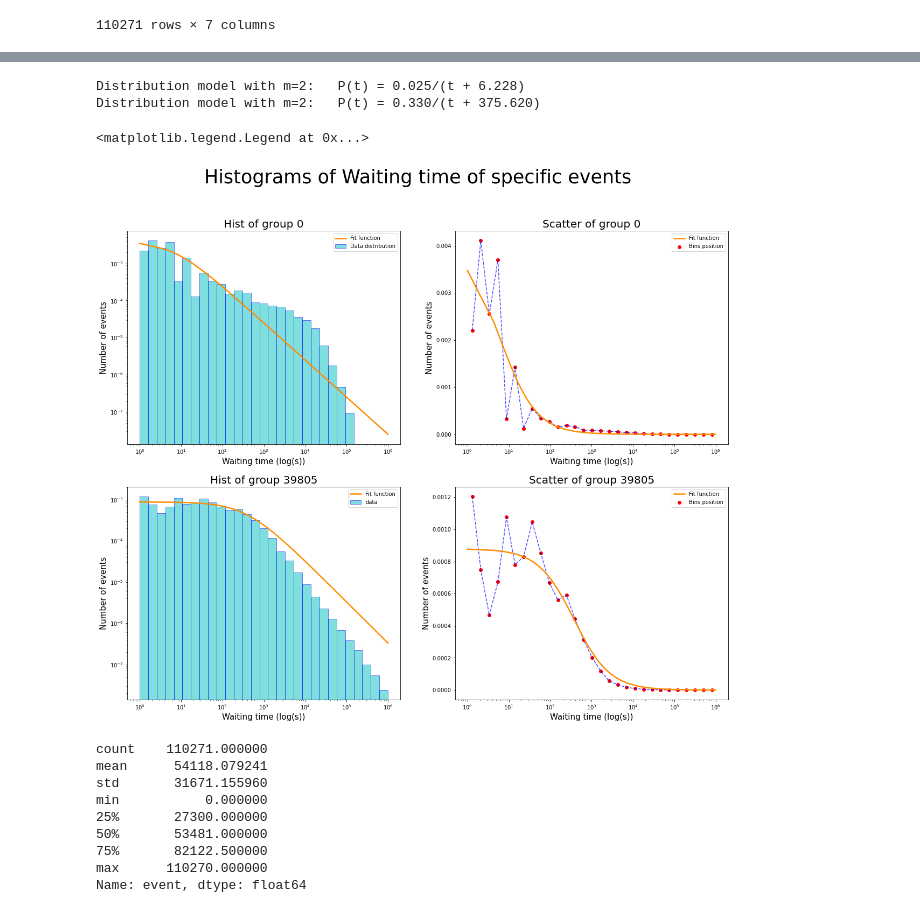
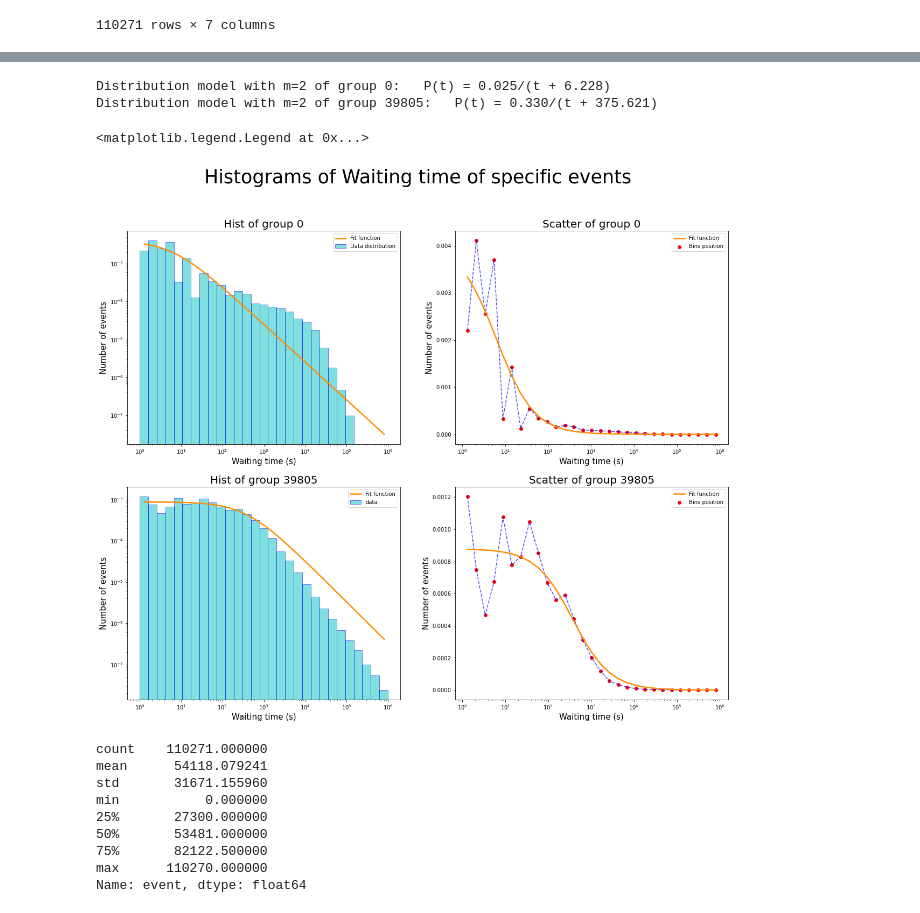
Before and after one commit to andreazanola98/Earthquake-Data-Analysis, a Jupyter notebook: Giuseppe.ipynb, the cells around one changed output, grey strips where cells are left out. Saved outputs shown, nothing was run; the diff lists cells and outputs as text; code cells hidden in the pictures.

```diff
--- a/Giuseppe.ipynb
+++ b/Giuseppe.ipynb
@@ -183,71 +181,66 @@ n, bins, patches = ax1.hist(dt, bins=np.logspace(np.log10(1), np.log10(10**6), 3
 ax1.set_title('Hist of group 0', fontsize=20)
 ax1.set_xscale('log')
 ax1.set_yscale('log')
-ax1.set_xlabel('Waiting time (log(s))', fontsize=15)
+ax1.set_xlabel('Waiting time (s)', fontsize=15)
 ax1.set_ylabel('Number of events', fontsize=15)
 
 #fit of hist
 binscenters = np.array([0.5 * (bins[i] + bins[i+1]) for i in range(len(bins)-1)])
-xspace = np.linspace(bins[0], bins[-1], 300000)
-par, pcov = curve_fit(fit_pdf, xdata=binscenters, ydata=n, p0=[0.01, 0.1])
-print("Distribution model with m=%0.0f:   P(t) = %0.3f/(t + %0.3f)" %(m, par[0], abs(par[1])))
-ax1.plot(xspace, fit_pdf(xspace, *par), color='darkorange', linewidth=2.5, label='Fit function')
+par, pcov = curve_fit(fit_pdf, xdata=binscenters, ydata=n, p0=[0.01, 0])
+print("Distribution model with m=%0.0f of group 0:   P(t) = %0.3f/(t + %0.3f)" %(m, par[0], abs(par[1])))
+ax1.plot(binscenters, fit_pdf(binscenters, *par), color='darkorange', linewidth=2.5, label='Fit function')
 ax1.legend()
 
 #second plot
 ax2.scatter(binscenters, n, color='r', label='Bins position')
 ax2.plot(binscenters, n, color='b', linestyle='--', alpha=0.7)
-ax2.plot(xspace, fit_pdf(xspace, *par), color='darkorange', linewidth=2.5, label='Fit function')
+ax2.plot(binscenters, fit_pdf(binscenters, *par), color='darkorange', linewidth=2.5, label='Fit function')
 
 ax2.set_title('Scatter of group 0', fontsize=20)
 ax2.set_xscale('log')
-ax2.set_xlabel('Waiting time (log(s))', fontsize=15)
+ax2.set_xlabel('Waiting time (s)', fontsize=15)
 ax2.set_ylabel('Number of events', fontsize=15)
 ax2.legend()
-
-
 
 #creating an event column to connect events with same pointer 39805
 df['event'] = df['pointer'].where(df['pointer'] != -1, df['index'])
 df_g = df[df['event'] == 39805]
 
 m = 2
 mask = df_g['mag'] >= m
 dt = df_g['t'][mask].diff().dropna(how='any')
 
 #histograms of waiting time
 n, bins, patches = bx1.hist(dt, bins=np.logspace(np.log10(1), np.log10(10**6), 30), alpha = 0.5, color = 'c', edgecolor='b',
                             label = 'data', density=True)
 bx1.set_title('Hist of group 39805', fontsize=20)
 bx1.set_xscale('log')
 bx1.set_yscale('log')
-bx1.set_xlabel('Waiting time (log(s))', fontsize=15)
+bx1.set_xlabel('Waiting time (s)', fontsize=15)
 bx1.set_ylabel('Number of events', fontsize=15)
 
 #fit of hist
 binscenters = np.array([0.5 * (bins[i] + bins[i+1]) for i in range(len(bins)-1)])
-xspace = np.linspace(bins[0], bins[-1], 300000)
-par, pcov = curve_fit(fit_pdf, xdata=binscenters, ydata=n, p0=[0.1, 300])
-print("Distribution model with m=%0.0f:   P(t) = %0.3f/(t + %0.3f)" %(m, par[0], abs(par[1])))
-bx1.plot(xspace, fit_pdf(xspace, *par), color='darkorange', linewidth=2.5, label='Fit function')
+par, pcov = curve_fit(fit_pdf, xdata=binscenters, ydata=n, p0=[0.1, 0])
+print("Distribution model with m=%0.0f of group 39805:   P(t) = %0.3f/(t + %0.3f)" %(m, par[0], abs(par[1])))
+bx1.plot(binscenters, fit_pdf(binscenters, *par), color='darkorange', linewidth=2.5, label='Fit function')
 bx1.legend()
-
 
 #second plot
 bx2.scatter(binscenters, n, color='r', label='Bins position')
 bx2.plot(binscenters, n, color='b', linestyle='--', alpha=0.7)
-bx2.plot(xspace, fit_pdf(xspace, *par), color='darkorange', linewidth=2.5, label='Fit function')
+bx2.plot(binscenters, fit_pdf(binscenters, *par), color='darkorange', linewidth=2.5, label='Fit function')
 
 bx2.set_title('Scatter of group 39805', fontsize=20)
 bx2.set_xscale('log')
-bx2.set_xlabel('Waiting time (log(s))', fontsize=15)
+bx2.set_xlabel('Waiting time (s)', fontsize=15)
 bx2.set_ylabel('Number of events', fontsize=15)
 bx2.legend()
 # %% [output]
-Distribution model with m=2:   P(t) = 0.025/(t + 6.228)
-Distribution model with m=2:   P(t) = 0.330/(t + 375.620)
+Distribution model with m=2 of group 0:   P(t) = 0.025/(t + 6.228)
+Distribution model with m=2 of group 39805:   P(t) = 0.330/(t + 375.621)
 <matplotlib.legend.Legend at 0x...>
-[figure, old version]
+[figure, new version]
 # %%
 print(df['event'].describe())
 plt.figure(figsize=(12,8))
```
Also changed, not shown: parts of 11 cells of this notebook.
